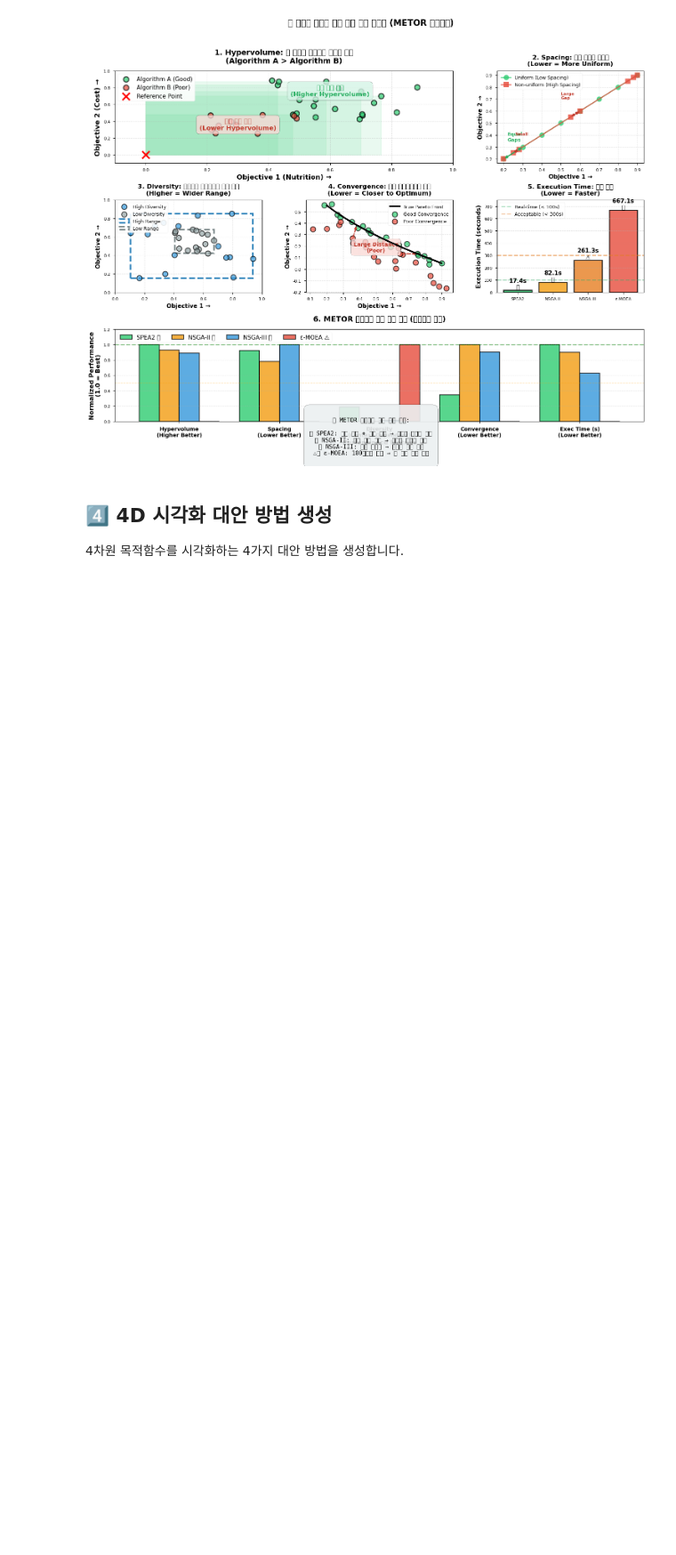
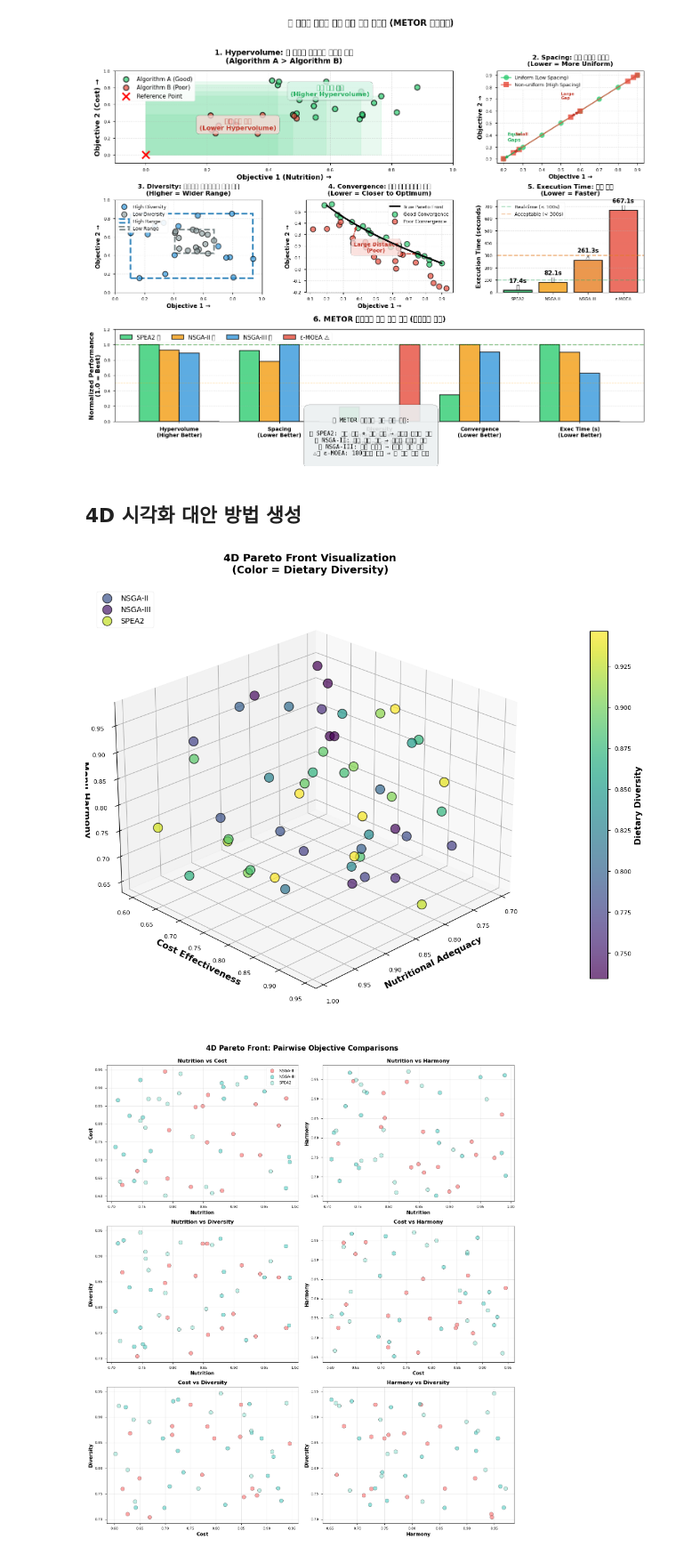
Before and after one commit to HeejeongH/Diet_optimization, a Jupyter notebook: src/visualization/generate_all_figures.ipynb, the cells around one changed output. Shown at 89% size. Drawn from its saved outputs; the diff is of its cells as text; code cells hidden in the pictures; blank space fills up the shorter version.

```diff
--- a/src/visualization/generate_all_figures.ipynb
+++ b/src/visualization/generate_all_figures.ipynb
@@ -594,9 +588,7 @@ plt.suptitle('📊 다목적 최적화 성능 지표 비교 시각화 (METOR 프
 Text(0.5, 0.995, '📊 다목적 최적화 성능 지표 비교 시각화 (METOR 프로젝트)')
 [figure]
 # %% [markdown]
-## 4️⃣ 4D 시각화 대안 방법 생성
-
-4차원 목적함수를 시각화하는 4가지 대안 방법을 생성합니다.
+## 4D 시각화 대안 방법 생성
 # %%
 # 샘플 데이터 (실제로는 Pareto Front 해들)
 np.random.seed(42)
@@ -611,10 +603,6 @@ data = {
     'Algorithm': np.random.choice(['NSGA-II', 'NSGA-III', 'SPEA2'], n_solutions)
 }
 df = pd.DataFrame(data)
-
-# 출력 디렉토리
-import os
-os.makedirs('figures/4d_visualization', exist_ok=True)
 
 # ===========================================
 # 방법 1: 3D + Color Mapping
@@ -652,9 +640,7 @@ ax.legend(loc='upper left', fontsize=10)
 ax.view_init(elev=25, azim=45)
 
 plt.tight_layout()
-plt.savefig('results/figures/4d_visualization/method1_3d_color_mapping.png', dpi=300, bbox_inches='tight')
-plt.savefig('results/figures/4d_visualization/method1_3d_color_mapping.pdf', bbox_inches='tight')
-plt.close()
+plt.savefig('../../result/figures/method1_3d_color_mapping.png', dpi=300, bbox_inches='tight')
 
 # ===========================================
 # 방법 2: Pairwise Scatter Matrix (2D 조합)
@@ -690,9 +676,7 @@ for idx, (obj1, obj2) in enumerate(pairs):
 plt.suptitle('4D Pareto Front: Pairwise Objective Comparisons',
              fontsize=16, fontweight='bold', y=0.995)
 plt.tight_layout()
-plt.savefig('results/figures/4d_visualization/method2_pairwise_scatter.png', dpi=300, bbox_inches='tight')
-plt.savefig('results/figures/4d_visualization/method2_pairwise_scatter.pdf', bbox_inches='tight')
-plt.close()
+plt.savefig('../../result/figures/method2_pairwise_scatter.png', dpi=300, bbox_inches='tight')
 
 # ===========================================
 # 방법 3: Parallel Coordinates Plot
@@ -718,47 +702,35 @@ ax.set_ylim([0.5, 1.05])
 ax.grid(True, alpha=0.3, axis='y')
 ax.legend(loc='lower right', fontsize=11)
 
 plt.tight_layout()
-plt.savefig('results/figures/4d_visualization/method3_parallel_coordinates.png', dpi=300, bbox_inches='tight')
-plt.savefig('results/figures/4d_visualization/method3_parallel_coordinates.pdf', bbox_inches='tight')
-plt.close()
+plt.savefig('../../result/figures/method3_parallel_coordinates.png', dpi=300, bbox_inches='tight')
 
 # ===========================================
 # 방법 4: Heatmap Matrix (알고리즘 × 목적함수)
 # ===========================================
 fig, ax = plt.subplots(figsize=(10, 6))
 
 # 알고리즘별 평균 성능
 heatmap_data = df.groupby('Algorithm')[objectives].mean()
 
 sns.heatmap(
     heatmap_data.T,  # Transpose for better layout
     annot=True,
     fmt='.3f',
     cmap='YlGnBu',
     cbar_kws={'label': 'Performance (0-1)'},
     linewidths=1,
     linecolor='white',
     ax=ax
 )
 
 ax.set_title('4D Performance Heatmap: Algorithm Comparison',
              fontsize=14, fontweight='bold', pad=15)
 ax.set_xlabel('Algorithm', fontsize=12, fontweight='bold')
 ax.set_ylabel('Objective Function', fontsize=12, fontweight='bold')
 
 plt.tight_layout()
-plt.savefig('results/figures/4d_visualization/method4_heatmap_matrix.png', dpi=300, bbox_inches='tight')
-plt.savefig('results/figures/4d_visualization/method4_heatmap_matrix.pdf', bbox_inches='tight')
-plt.close()
-
-print("=" * 60)
-print("4D 시각화 방법 비교 완료!")
-print("=" * 60)
-print("\n생성된 파일:")
-print("  📊 방법 1: 3D + Color Mapping (4번째 목적함수를 색상으로)")
-print("  📊 방법 2: Pairwise Scatter Matrix (6개 2D 조합)")
-print("  📊 방법 3: Parallel Coordinates (모든 목적함수 동시 비교)")
-print("  📊 방법 4: Heatmap Matrix (알고리즘별 평균 성능)")
-print("\n저장 위치: figures/4d_visualization/")
-print("=" * 60)
+plt.savefig('../../result/figures/method4_heatmap_matrix.png', dpi=300, bbox_inches='tight')
+# %% [output]
+[figure, added]
+[figure, added]
```
Also changed, not shown: parts of 3 cells of this notebook, 1 other file.
